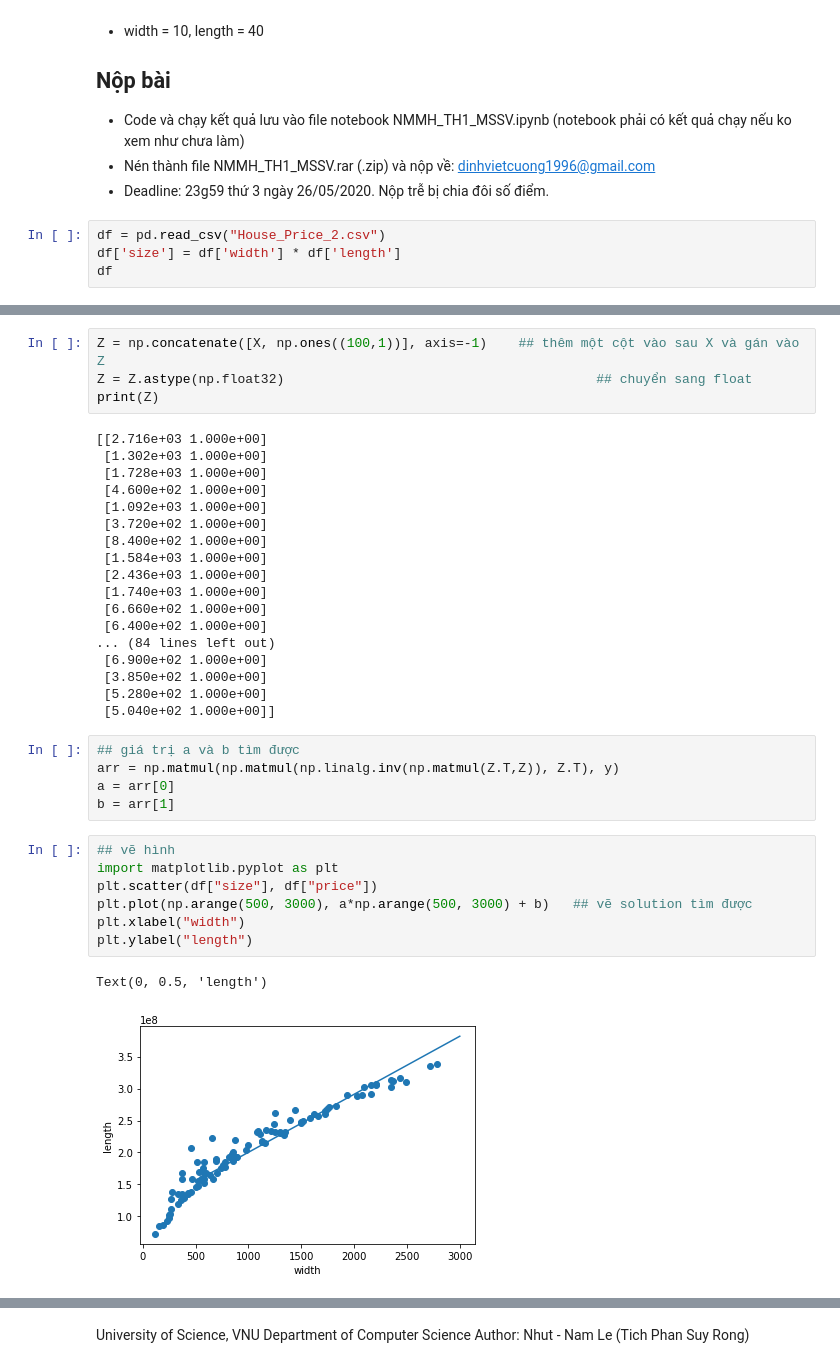
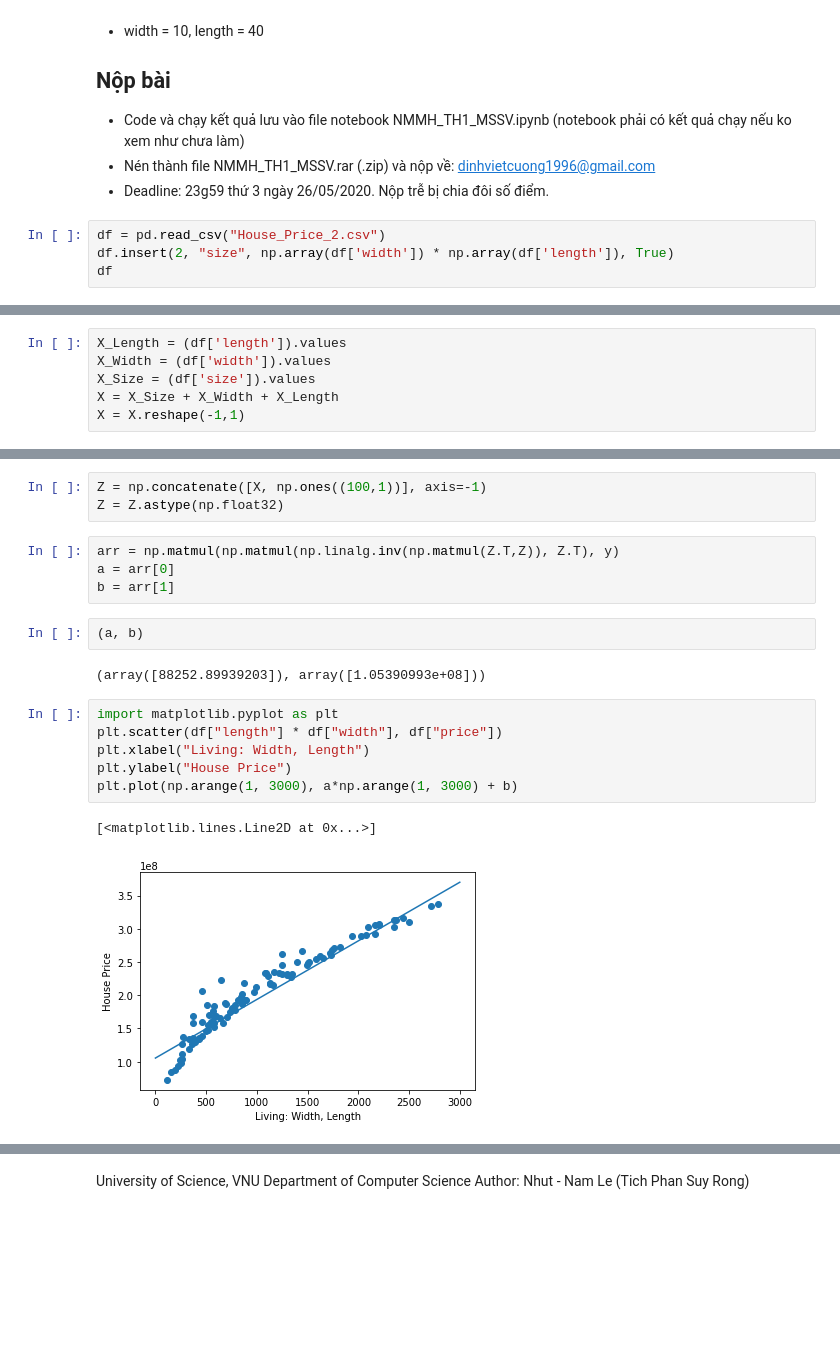
Before and after one commit to nhutnamhcmus/lab-machine-learning-solution, a Jupyter notebook: Lab01/Lab01.ipynb, the cells around one changed output, grey strips where cells are left out. Saved outputs shown, nothing was run; the diff lists cells and outputs as text; blank space fills up the shorter version.

```diff
--- a/Lab01/Lab01.ipynb
+++ b/Lab01/Lab01.ipynb
@@ -282,6 +220,6 @@ Hãy dùng mô hình học được: dự đoán xem căn nhà có thông số s
 - Deadline: 23g59 thứ 3 ngày 26/05/2020. Nộp trễ bị chia đôi số điểm.
 # %%
 df = pd.read_csv("House_Price_2.csv")
-df['size'] = df['width'] * df['length']
+df.insert(2, "size", np.array(df['width']) * np.array(df['length']), True)
 df
 # %% [output]
@@ -332 +269,7 @@ print(X)
+# %%
+X_Length = (df['length']).values
+X_Width = (df['width']).values
+X_Size = (df['size']).values
+X = X_Size + X_Width + X_Length
+X = X.reshape(-1,1)
 # %%
@@ -354,37 +278,20 @@ print(y)
 # %%
-Z = np.concatenate([X, np.ones((100,1))], axis=-1)    ## thêm một cột vào sau X và gán vào Z
-Z = Z.astype(np.float32)                                        ## chuyển sang float
-print(Z)
+Z = np.concatenate([X, np.ones((100,1))], axis=-1)
+Z = Z.astype(np.float32)
-# %% [output]
-[[2.716e+03 1.000e+00]
- [1.302e+03 1.000e+00]
- [1.728e+03 1.000e+00]
- [4.600e+02 1.000e+00]
- [1.092e+03 1.000e+00]
- [3.720e+02 1.000e+00]
- [8.400e+02 1.000e+00]
- [1.584e+03 1.000e+00]
- [2.436e+03 1.000e+00]
- [1.740e+03 1.000e+00]
- [6.660e+02 1.000e+00]
- [6.400e+02 1.000e+00]
-... (84 lines left out)
- [6.900e+02 1.000e+00]
- [3.850e+02 1.000e+00]
- [5.280e+02 1.000e+00]
- [5.040e+02 1.000e+00]]
 # %%
-## giá trị a và b tìm được
 arr = np.matmul(np.matmul(np.linalg.inv(np.matmul(Z.T,Z)), Z.T), y)
 a = arr[0]
 b = arr[1]
+# %%
+(a, b)
+# %% [output]
+(array([88252.89939203]), array([1.05390993e+08]))
 # %%
-## vẽ hình
 import matplotlib.pyplot as plt
-plt.scatter(df["size"], df["price"])
-plt.plot(np.arange(500, 3000), a*np.arange(500, 3000) + b)   ## vẽ solution tìm được
-plt.xlabel("width")
-plt.ylabel("length")
+plt.scatter(df["length"] * df["width"], df["price"])
+plt.xlabel("Living: Width, Length")
+plt.ylabel("House Price")
+plt.plot(np.arange(1, 3000), a*np.arange(1, 3000) + b)
 # %% [output]
-Text(0, 0.5, 'length')
+[<matplotlib.lines.Line2D at 0x...>]
-[figure, old version]
+[figure, new version]
```
Also changed, not shown: parts of 16 cells of this notebook.
